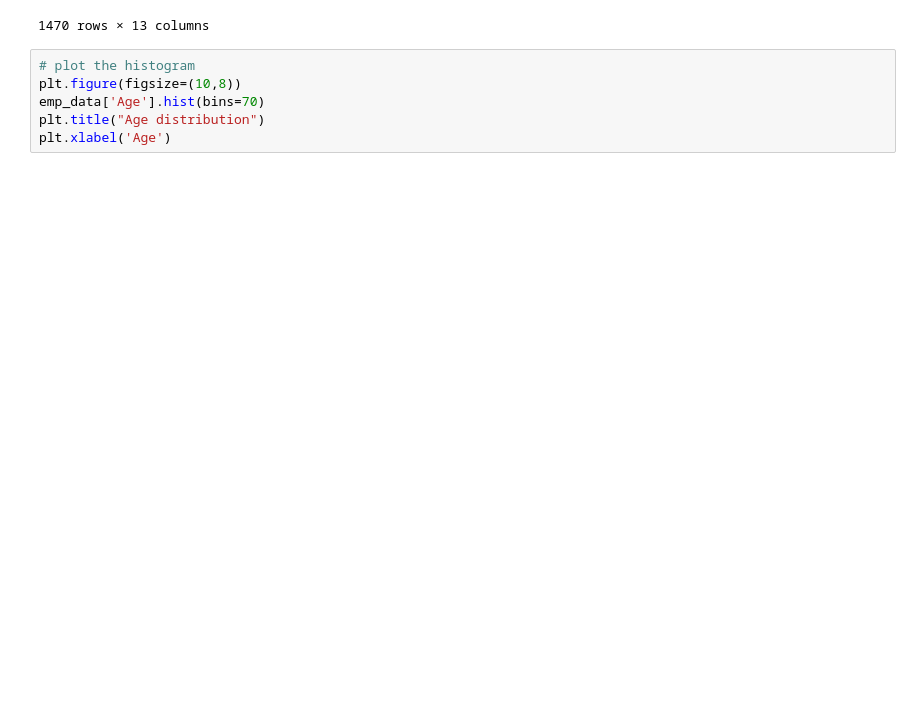
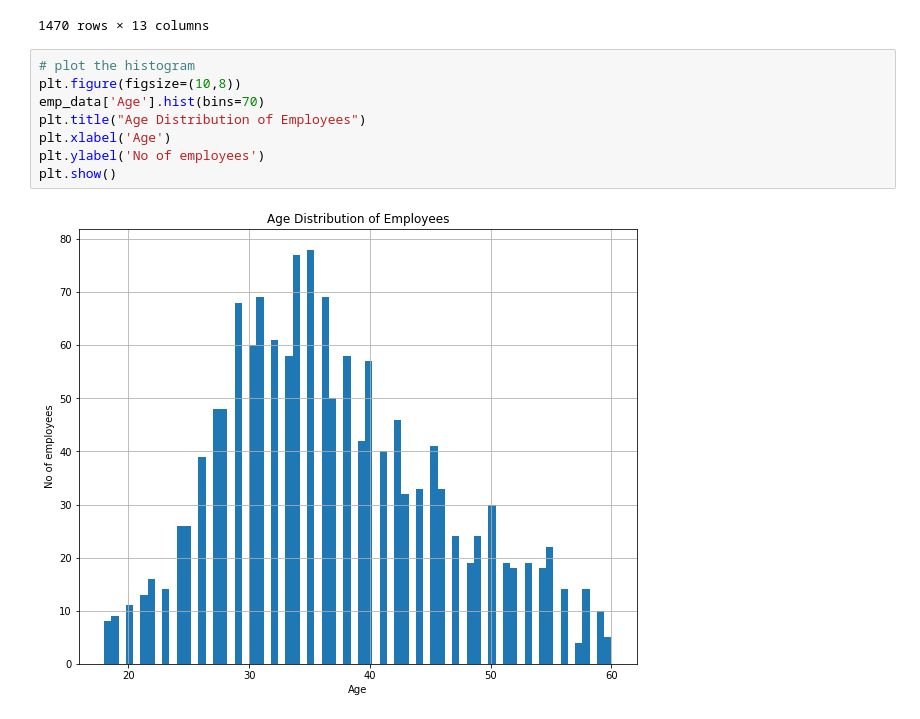
Before and after one commit to viswa306/ML_practice, a Jupyter notebook: ML-practice/Lesson 5/IBM_HR_Analytics.ipynb, the cells around one changed output. Saved outputs shown, nothing was run; the diff lists cells and outputs as text; blank space fills up the shorter version.

Commit message:
EDA visualization

```diff
--- a/ML-practice/Lesson 5/IBM_HR_Analytics.ipynb
+++ b/ML-practice/Lesson 5/IBM_HR_Analytics.ipynb
@@ -66,6 +72,10 @@ emp_data.dropna()
 # %%
 # plot the histogram
 plt.figure(figsize=(10,8))
 emp_data['Age'].hist(bins=70)
-plt.title("Age distribution")
+plt.title("Age Distribution of Employees")
 plt.xlabel('Age')
+plt.ylabel('No of employees')
+plt.show()
+# %% [output]
+[figure, added]
```
Also changed, not shown: parts of 6 cells of this notebook.
